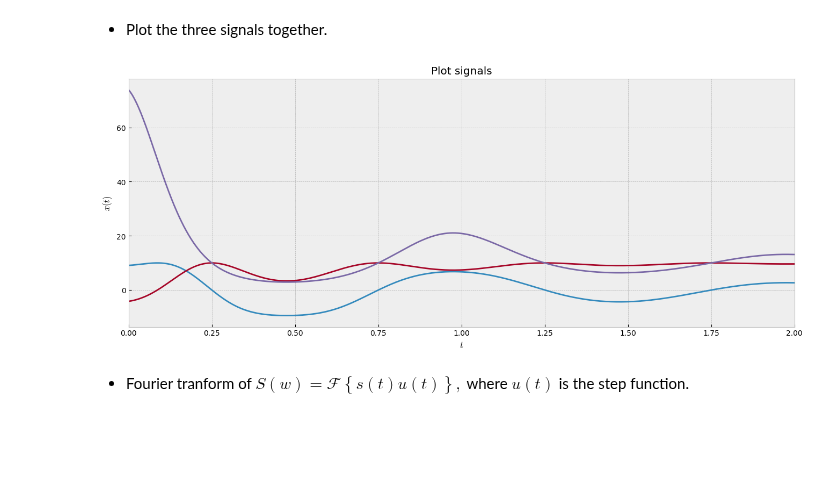
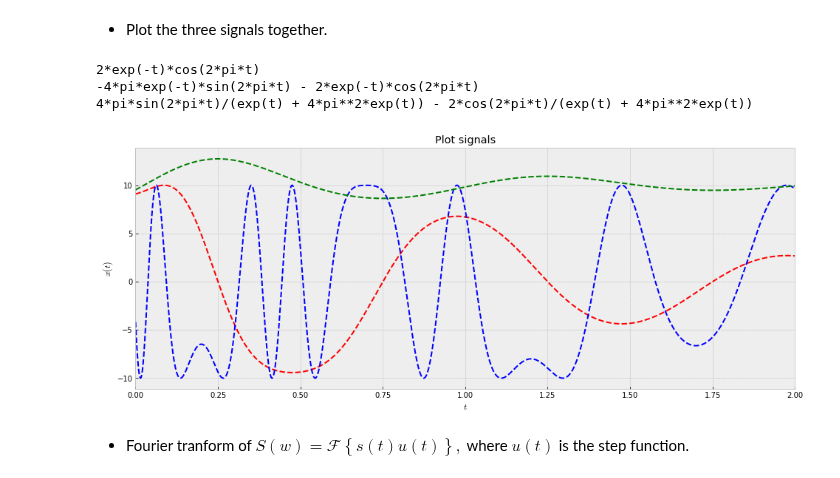
Before and after one commit to ETR11/Wireless-Communication-Systems, a Jupyter notebook: Week1/assignment_w1.ipynb, the cells around one changed output. Drawn from its saved outputs; the diff is of its cells as text; code cells hidden in the pictures; blank space fills up the shorter version.

```diff
--- a/Week1/assignment_w1.ipynb
+++ b/Week1/assignment_w1.ipynb
@@ -71,20 +71,33 @@ s_intg
 [figure]
 # %% [markdown]
 - Plot the three signals together.
+# %%
+#Previously defined functions are printed so thay can be
+#copied to next section to make plots
+print(s)
+print(s_der)
+print(s_intg)
+#sp.plot(s,(t,-5,5))
+# %% [output]
+2*exp(-t)*cos(2*pi*t)
+-4*pi*exp(-t)*sin(2*pi*t) - 2*exp(-t)*cos(2*pi*t)
+4*pi*sin(2*pi*t)/(exp(t) + 4*pi**2*exp(t)) - 2*cos(2*pi*t)/(exp(t) + 4*pi**2*exp(t))
 # %%
 t = np.linspace(0, 2, 2000)
 plt.figure(figsize=(16,6))
-plt.plot(t, 10 * np.sin(2*np.exp(-t)*np.cos(2*np.pi*t)))
-plt.plot(t, 10 * np.cos(2*np.exp(-t)*np.cos(2*np.pi*t)))
-plt.plot(t, 10 * np.exp(2*np.exp(-t)*np.cos(2*np.pi*t)))
+plt.plot(t, 10 * np.sin(2*np.exp(-t)*np.cos(2*np.pi*t)), 'r--')
+plt.plot(t, 10 * np.cos(-4*np.pi*np.exp(-t)*np.sin(2*np.pi*t) - 2*np.exp(-t)*np.cos(2*np.pi*t)), 'b--')
+plt.plot(t, 10 * np.exp(4*np.pi*np.sin(2*np.pi*t)/(np.exp(t) + 4*np.pi**2*np.exp(t)) - 2*np.cos(2*np.pi*t)/(np.exp(t) + 4*np.pi**2*np.exp(t))), 'g--')
+#plt.plot(t, 10 * np.sin(s))
+#plt.plot(t,2,-2)
 plt.xlabel('$t$')
 plt.ylabel('$x(t)$')
 plt.title(r'Plot signals')
 plt.xlim([0, 2])
 plt.grid(True)
 plt.show()
 # %% [output]
-[figure, old version]
+[figure, new version]
 # %% [markdown]
 - Fourier tranform of $S(w) = \mathcal{F} \left\{s(t) u(t)\right\},$ where $u(t)$ is the step function.
 # %%
```
Also changed, not shown: parts of 4 cells of this notebook.
